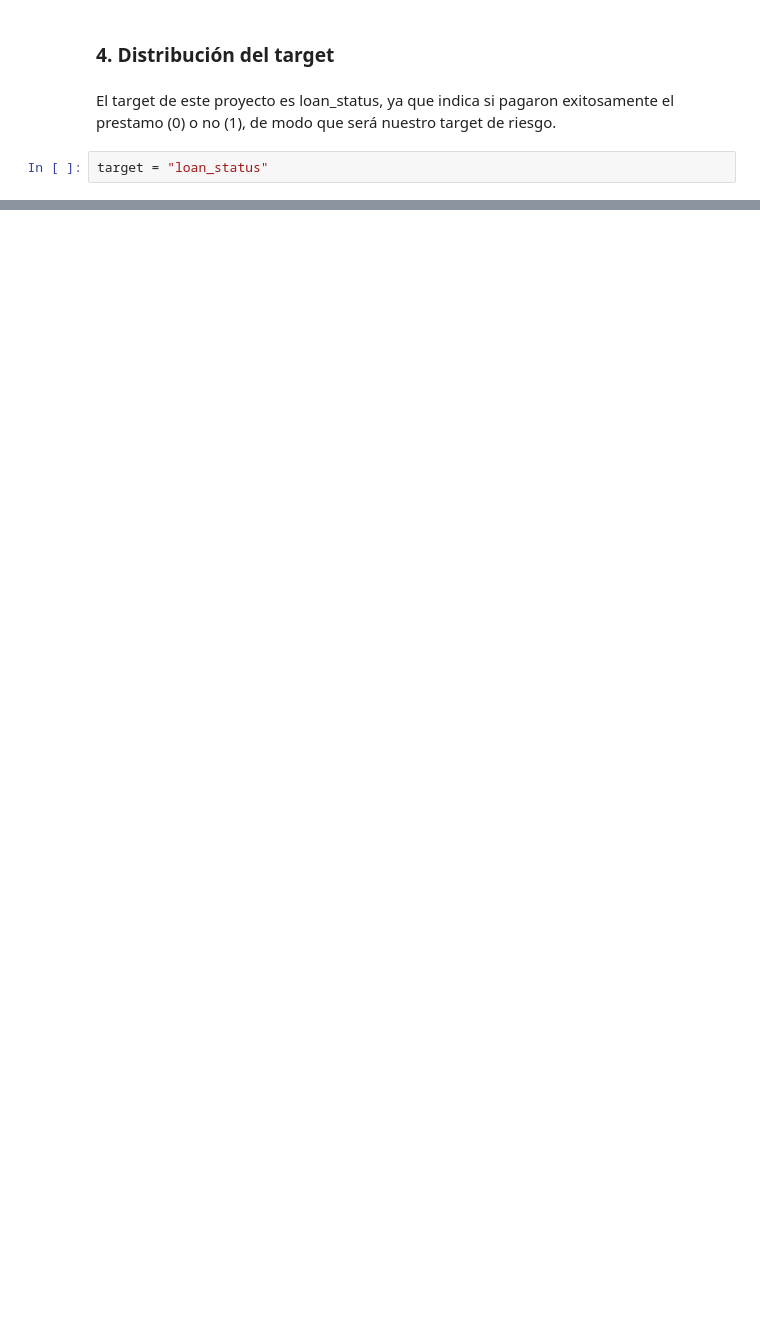
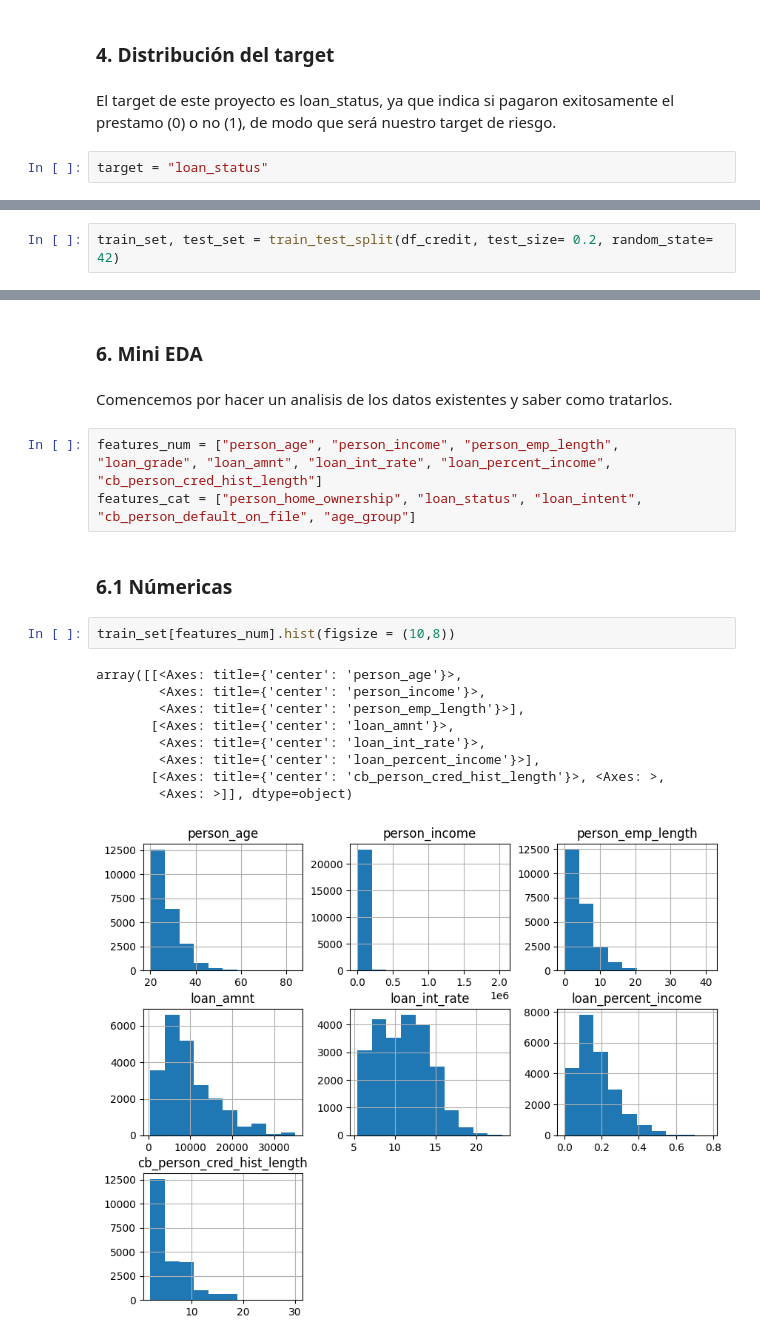
Before and after one commit to VictorMDSS/Machine_Learning_Project_Victor_Manuel_De_Sousa_Sanchez, a Jupyter notebook: clasificador_binario/credit_risk_clasification.ipynb, the cells around one changed output, grey strips where cells are left out. Saved outputs shown, nothing was run; the diff lists cells and outputs as text; blank space fills up the shorter version.

```diff
--- a/clasificador_binario/credit_risk_clasification.ipynb
+++ b/clasificador_binario/credit_risk_clasification.ipynb
@@ -197,0 +208,2 @@ target = "loan_status"
+# %%
+train_set, test_set = train_test_split(df_credit, test_size= 0.2, random_state= 42)
@@ -197,0 +230,21 @@ target = "loan_status"
+# %% [markdown]
+### 6. Mini EDA
+# %% [markdown]
+Comencemos por hacer un analisis de los datos existentes y saber como tratarlos.
+# %%
+features_num = ["person_age", "person_income", "person_emp_length", "loan_grade", "loan_amnt", "loan_int_rate", "loan_percent_income", "cb_person_cred_hist_length"]
+features_cat = ["person_home_ownership", "loan_status", "loan_intent", "cb_person_default_on_file", "age_group"]
+# %% [markdown]
+### 6.1 Númericas
+# %%
+train_set[features_num].hist(figsize = (10,8))
+# %% [output]
+array([[<Axes: title={'center': 'person_age'}>,
+        <Axes: title={'center': 'person_income'}>,
+        <Axes: title={'center': 'person_emp_length'}>],
+       [<Axes: title={'center': 'loan_amnt'}>,
+        <Axes: title={'center': 'loan_int_rate'}>,
+        <Axes: title={'center': 'loan_percent_income'}>],
+       [<Axes: title={'center': 'cb_person_cred_hist_length'}>, <Axes: >,
+        <Axes: >]], dtype=object)
+[figure, added]
```
Also changed, not shown: parts of 11 cells of this notebook.
